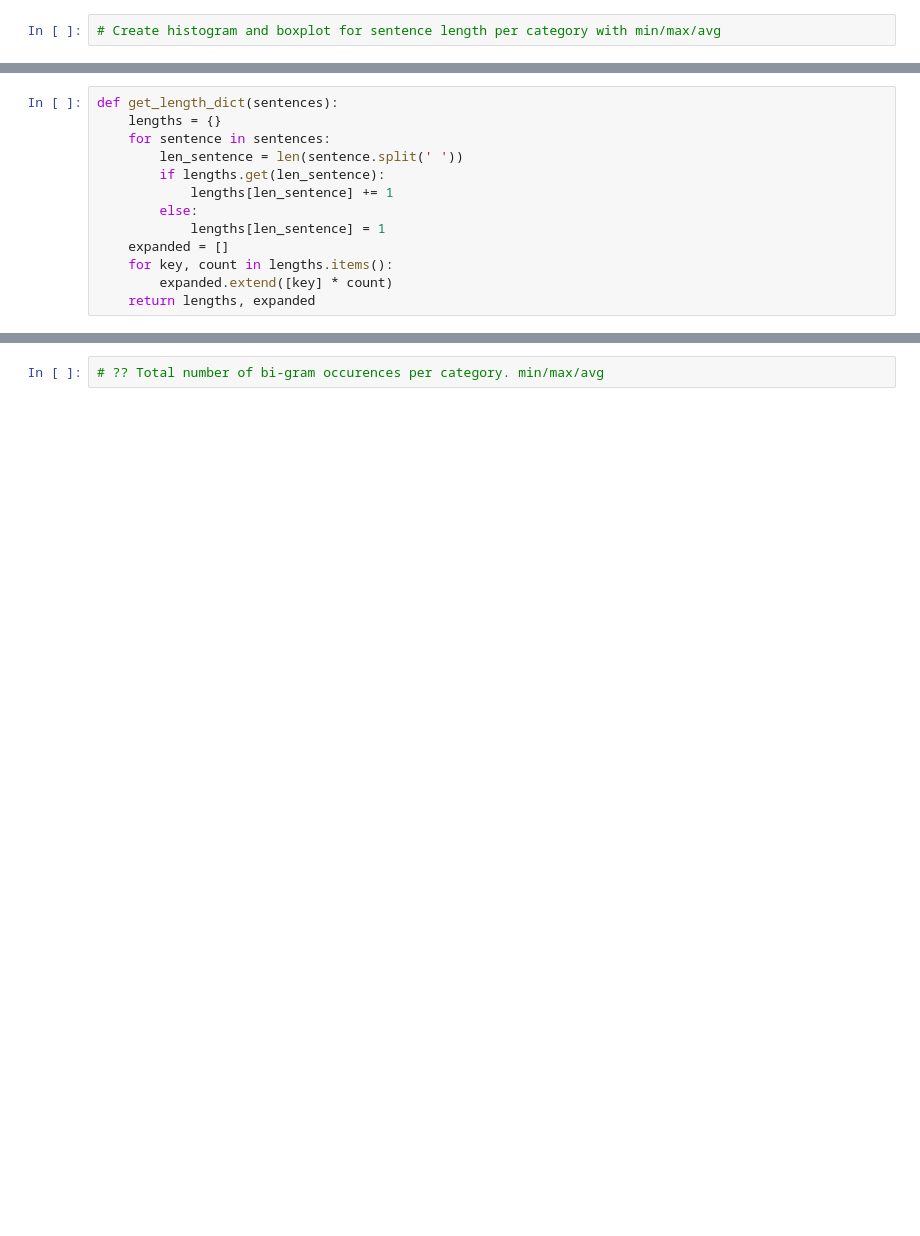
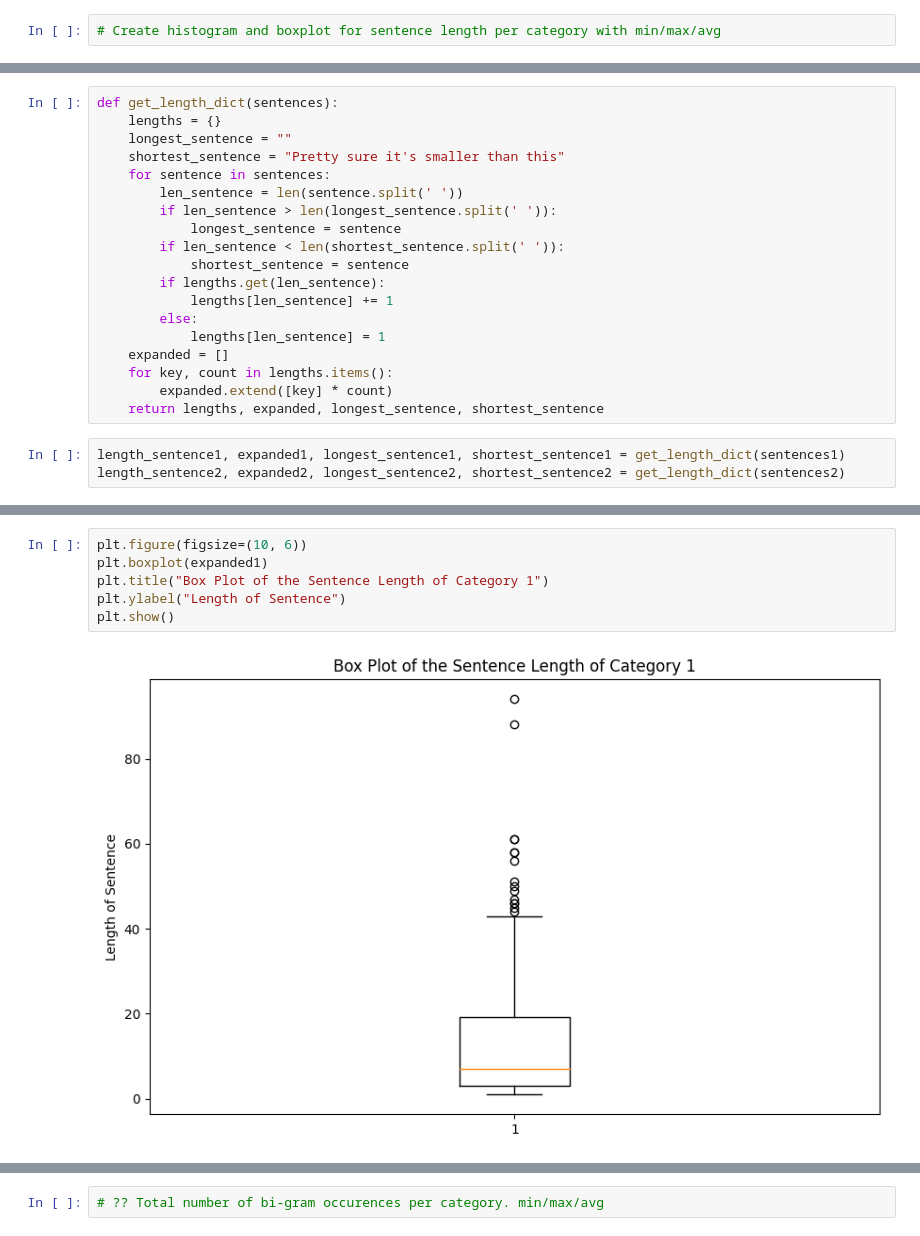
Before and after one commit to evanpkchapple/stanza_and_spacy_comparison, a Jupyter notebook: compare.ipynb, the cells around one changed output, grey strips where cells are left out. Cells and saved outputs as stored; diff of their text form; blank space fills up the shorter version.

```diff
--- a/compare.ipynb
+++ b/compare.ipynb
@@ -212,13 +196,0 @@ sentences2 = get_sentences(df[df['category'] == category2]['text'])
-# %%
-def get_length_dict(sentences):
-    lengths = {}
-    for sentence in sentences:
-        len_sentence = len(sentence.split(' '))
-        if lengths.get(len_sentence):
-            lengths[len_sentence] += 1
-        else:
-            lengths[len_sentence] = 1
-    expanded = []
-    for key, count in lengths.items():
-        expanded.extend([key] * count)
-    return lengths, expanded
@@ -273,0 +208,22 @@ plt.show()
+# %%
+def get_length_dict(sentences):
+    lengths = {}
+    longest_sentence = ""
+    shortest_sentence = "Pretty sure it's smaller than this"
+    for sentence in sentences:
+        len_sentence = len(sentence.split(' '))
+        if len_sentence > len(longest_sentence.split(' ')):
+            longest_sentence = sentence
+        if len_sentence < len(shortest_sentence.split(' ')):
+            shortest_sentence = sentence
+        if lengths.get(len_sentence):
+            lengths[len_sentence] += 1
+        else:
+            lengths[len_sentence] = 1
+    expanded = []
+    for key, count in lengths.items():
+        expanded.extend([key] * count)
+    return lengths, expanded, longest_sentence, shortest_sentence
+# %%
+length_sentence1, expanded1, longest_sentence1, shortest_sentence1 = get_length_dict(sentences1)
+length_sentence2, expanded2, longest_sentence2, shortest_sentence2 = get_length_dict(sentences2)
@@ -273,0 +244,8 @@ plt.show()
+# %%
+plt.figure(figsize=(10, 6))
+plt.boxplot(expanded1)
+plt.title("Box Plot of the Sentence Length of Category 1")
+plt.ylabel("Length of Sentence")
+plt.show()
+# %% [output]
+[figure, added]
```
Also changed, not shown: parts of 33 cells of this notebook.
